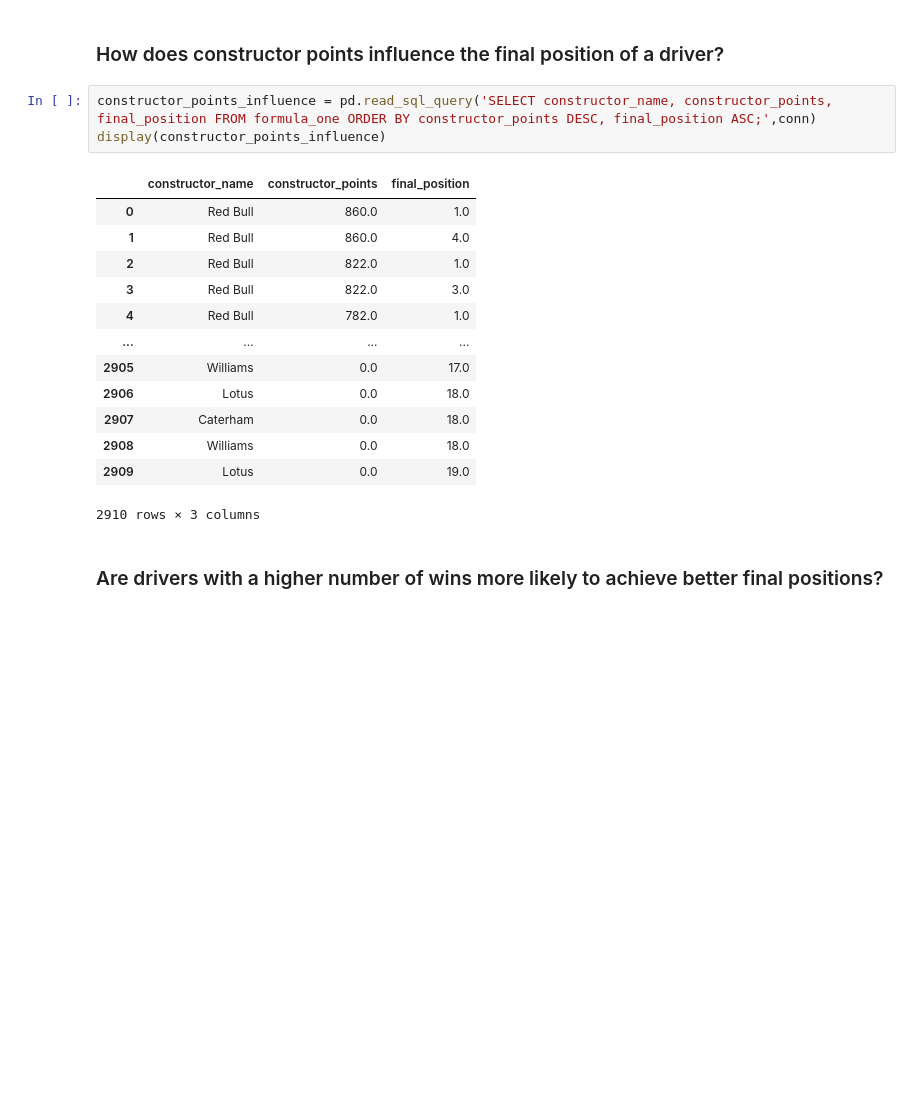
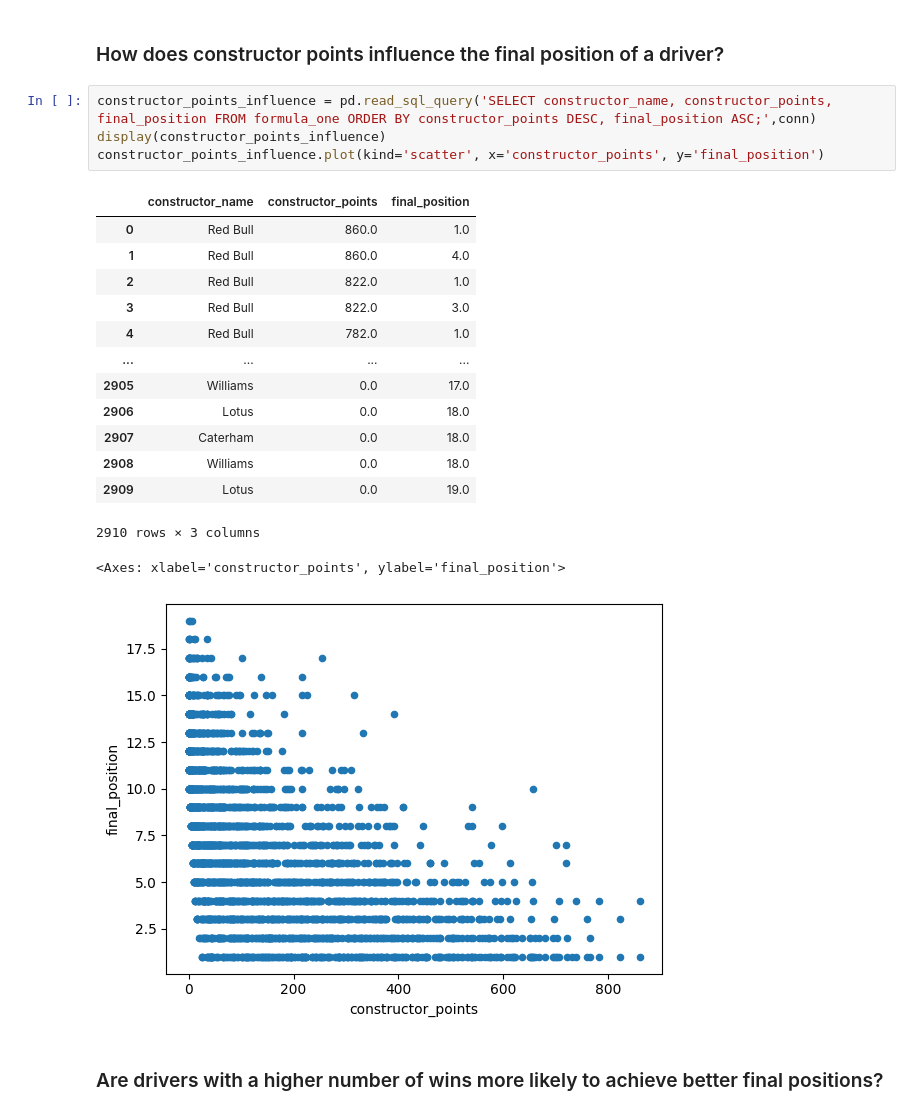
Before and after one commit to jennydang61/Driver-Performance-Prediction, a Jupyter notebook: formula1.ipynb, the cells around one changed output. Drawn from its saved outputs; the diff is of its cells as text; blank space fills up the shorter version.

```diff
--- a/formula1.ipynb
+++ b/formula1.ipynb
@@ -768,20 +768,23 @@ stop_duration_influence.plot(kind='scatter', x='avg_stop_duration', y='final_pos
 # %%
 constructor_points_influence = pd.read_sql_query('SELECT constructor_name, constructor_points, final_position FROM formula_one ORDER BY constructor_points DESC, final_position ASC;',conn)
 display(constructor_points_influence)
+constructor_points_influence.plot(kind='scatter', x='constructor_points', y='final_position')
 # %% [output]
 |  | constructor_name | constructor_points | final_position |
 | 0 | Red Bull | 860.0 | 1.0 |
 | 1 | Red Bull | 860.0 | 4.0 |
 | 2 | Red Bull | 822.0 | 1.0 |
 | 3 | Red Bull | 822.0 | 3.0 |
 | 4 | Red Bull | 782.0 | 1.0 |
 | ... | ... | ... | ... |
 | 2905 | Williams | 0.0 | 17.0 |
 | 2906 | Lotus | 0.0 | 18.0 |
 | 2907 | Caterham | 0.0 | 18.0 |
 | 2908 | Williams | 0.0 | 18.0 |
 | 2909 | Lotus | 0.0 | 19.0 |
 2910 rows × 3 columns
+<Axes: xlabel='constructor_points', ylabel='final_position'>
+[figure, added]
 # %% [markdown]
 ### Are drivers with a higher number of wins more likely to achieve better final positions?
 # %%
```
Also changed, not shown: parts of 1 cell of this notebook, 1 other file.
